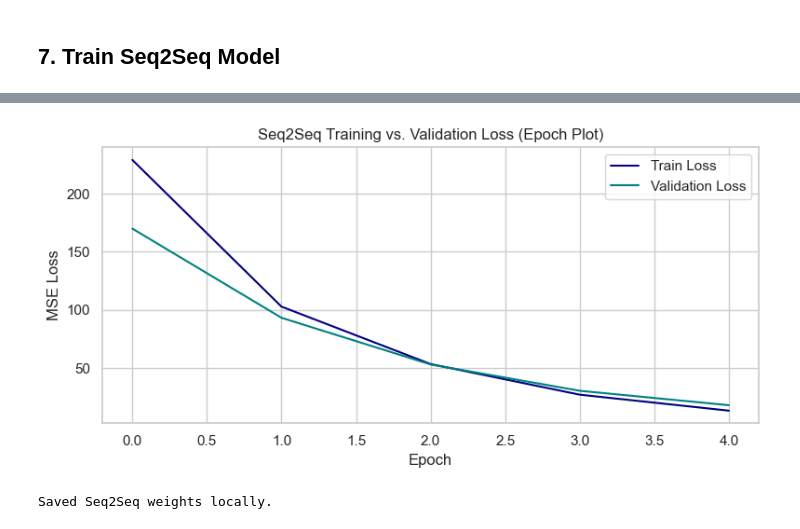
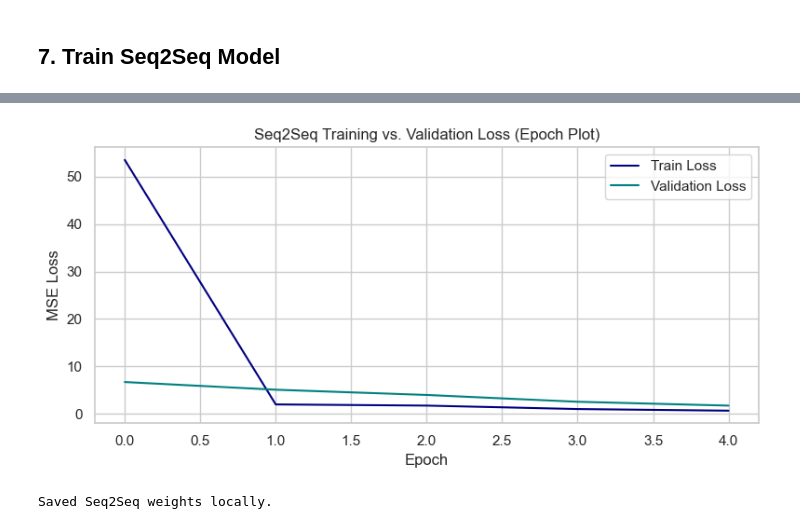
Before and after one commit to arakhajay/temprature_pred_project, a Jupyter notebook: approch_v5/Models_Training_v5.ipynb, the cells around one changed output, grey strips where cells are left out. Saved outputs shown, nothing was run; the diff lists cells and outputs as text; code cells hidden in the pictures.

```diff
--- a/approch_v5/Models_Training_v5.ipynb
+++ b/approch_v5/Models_Training_v5.ipynb
@@ -315,15 +326,13 @@ Saved LSTM weights locally.
 # %% [markdown]
 ## 7. Train Seq2Seq Model
 # %%
-# Downsample training set for faster execution
-X_train_seq_ds = X_train_scaled[::10]
-y_train_seq_ds = y_train[::10]
+# Downsample training set indices for faster execution (taking every 10th sample)
+train_seq_indices = np.arange(0, len(X_train_scaled) - 10 - 60 + 1, 10)
+train_seq_dataset = Seq2SeqDataset(X_train_scaled, y_train, window_size=10, forecast_size=60, indices=train_seq_indices)
+val_seq_dataset = Seq2SeqDataset(X_val_scaled, y_val, window_size=10, forecast_size=60)
 
-train_seq_dataset = Seq2SeqDataset(X_train_seq_ds, y_train_seq_ds, seq_len=1, forecast_len=60)
-val_seq_dataset = Seq2SeqDataset(X_val_scaled, y_val, seq_len=1, forecast_len=60)
-
-train_seq_loader = DataLoader(train_seq_dataset, batch_size=4096, shuffle=True)
-val_seq_loader = DataLoader(val_seq_dataset, batch_size=4096, shuffle=False)
+train_seq_loader = DataLoader(train_seq_dataset, batch_size=512, shuffle=True)
+val_seq_loader = DataLoader(val_seq_dataset, batch_size=512, shuffle=False)
 
 seq2seq_model = Seq2Seq(input_dim=len(selected_features), forecast_len=60)
 print("Training Seq2Seq Model...")
@@ -356,2 +365,2 @@ Training Seq2Seq Model...
-[figure, old version]
+[figure, new version]
 Saved Seq2Seq weights locally.
```
Also changed, not shown: parts of 3 cells of this notebook, 20 other files.
